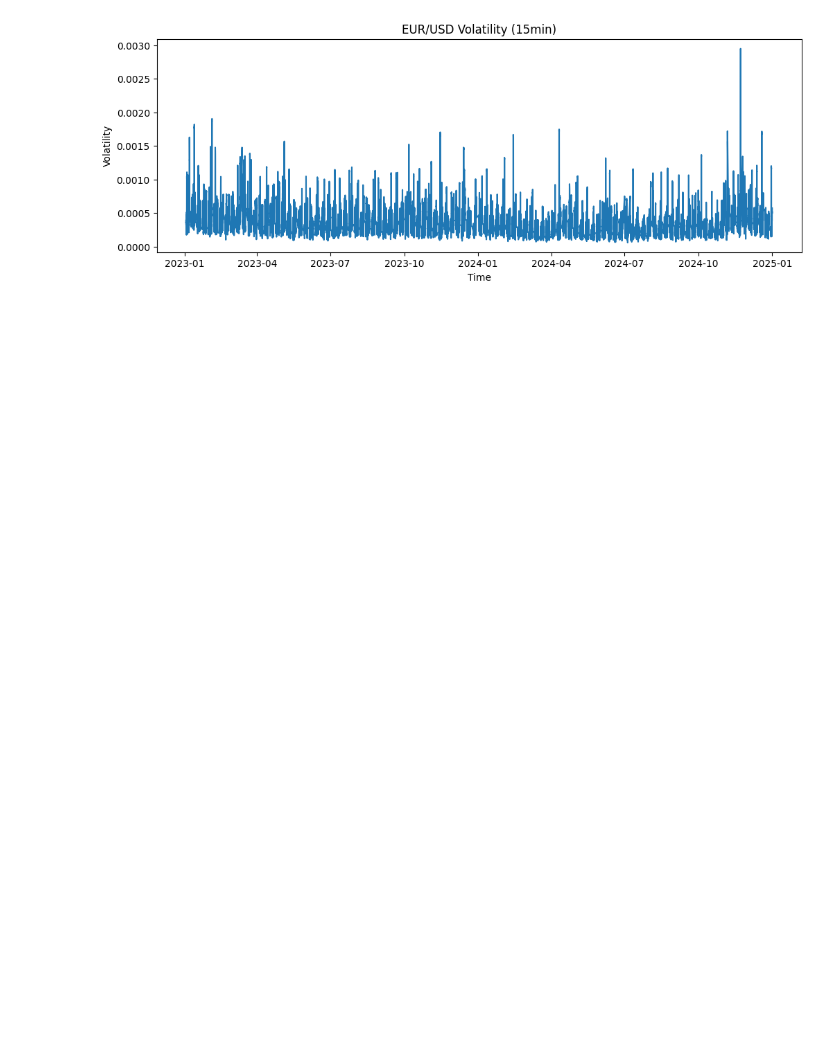
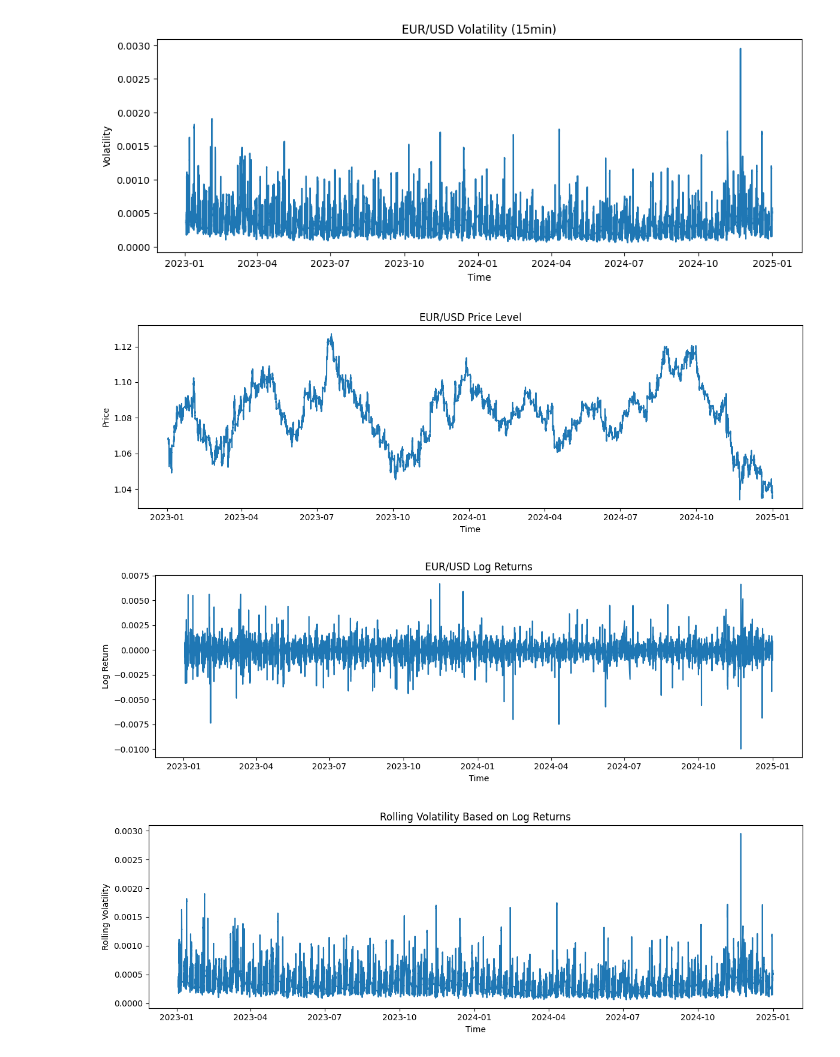
Before and after one commit to fankewe/ml-currency-volatility, a Jupyter notebook: demo.ipynb, the cells around one changed output. Saved outputs shown, nothing was run; the diff lists cells and outputs as text; code cells hidden in the pictures; blank space fills up the shorter version.

```diff
--- a/demo.ipynb
+++ b/demo.ipynb
@@ -64,3 +64,39 @@ plt.ylabel("Volatility")
 plt.show()
 # %% [output]
 [figure]
+# %%
+import matplotlib.pyplot as plt
+
+# Plot 1: Raw exchange rate price
+plt.figure(figsize=(12, 4))
+plt.plot(df["timestamp"], df["price"])
+plt.title("EUR/USD Price Level")
+plt.xlabel("Time")
+plt.ylabel("Price")
+plt.tight_layout()
+plt.savefig("slide6_price_level.png", dpi=300)
+plt.show()
+
+# Plot 2: Log returns
+plt.figure(figsize=(12, 4))
+plt.plot(df["timestamp"], df["return"])
+plt.title("EUR/USD Log Returns")
+plt.xlabel("Time")
+plt.ylabel("Log Return")
+plt.tight_layout()
+plt.savefig("slide6_log_returns.png", dpi=300)
+plt.show()
+
+# Plot 3: Rolling volatility
+plt.figure(figsize=(12, 4))
+plt.plot(df["timestamp"], df["volatility"])
+plt.title("Rolling Volatility Based on Log Returns")
+plt.xlabel("Time")
+plt.ylabel("Rolling Volatility")
+plt.tight_layout()
+plt.savefig("slide6_rolling_volatility.png", dpi=300)
+plt.show()
+# %% [output]
+[figure, added]
+[figure, added]
+[figure, added]
```
